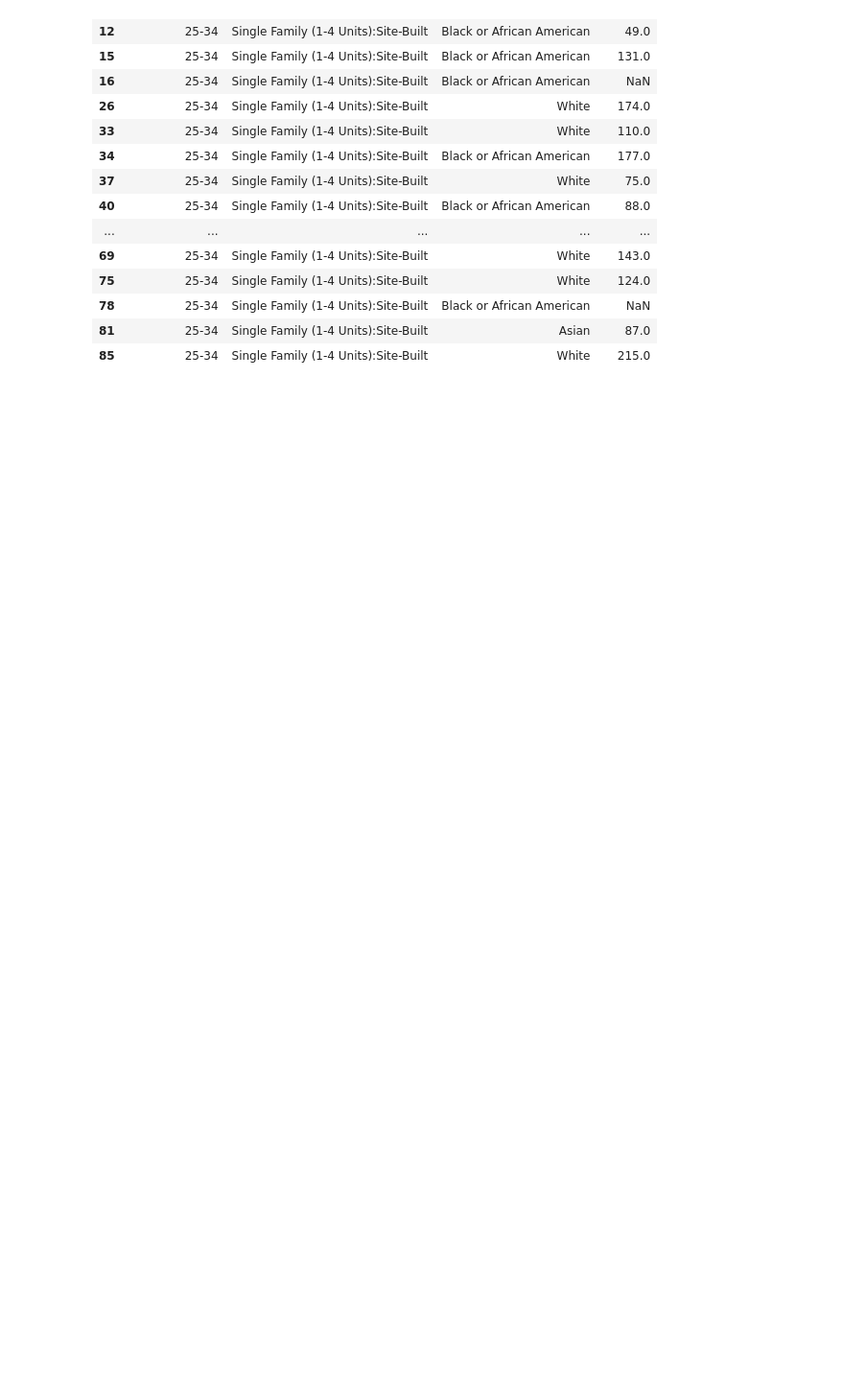
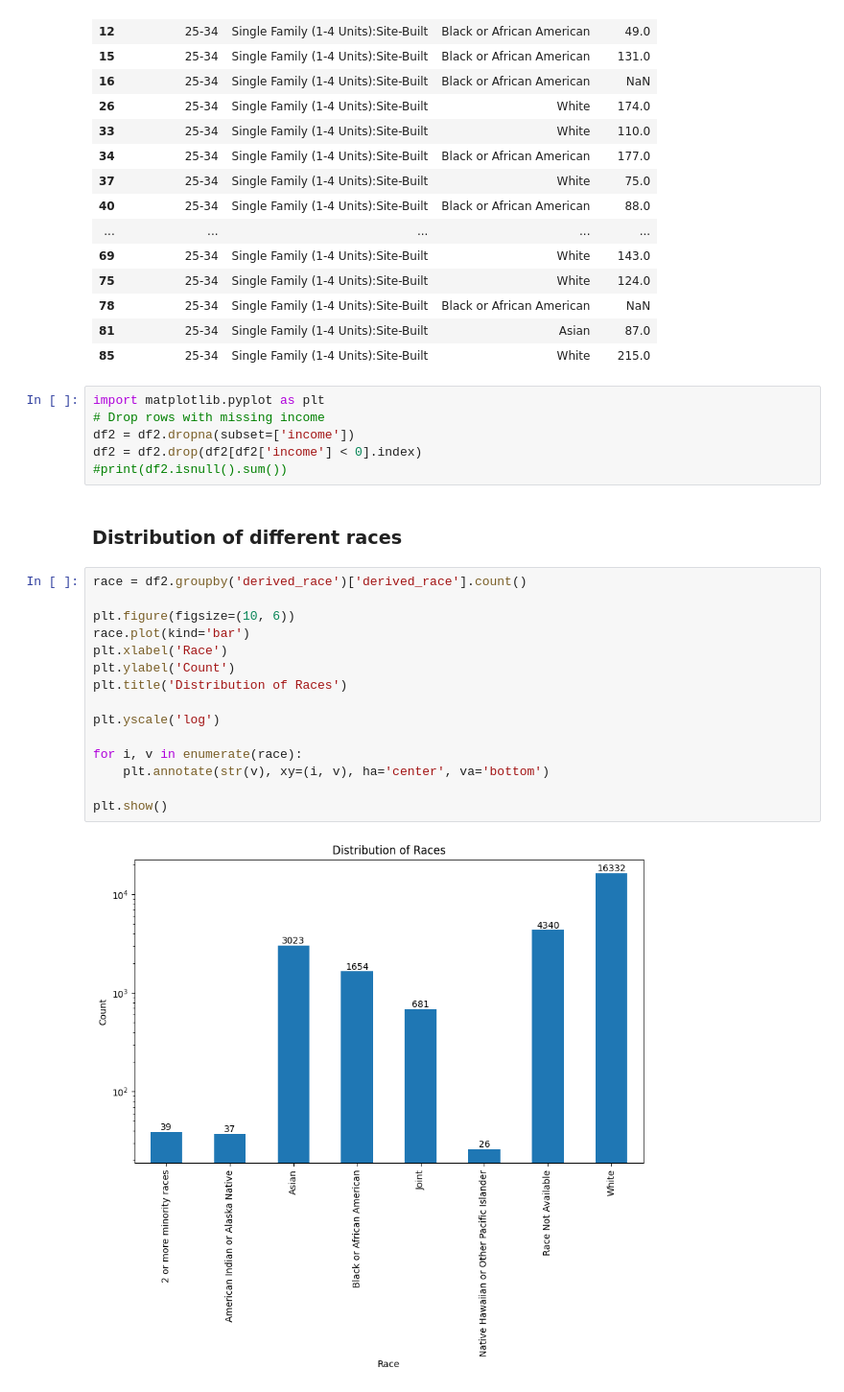
Before and after one commit to BU-Spark/ds-councilor-louijeune-fair-housing, a Jupyter notebook: spring23-team-4/data_code/data_test.ipynb, the cells around one changed output. Shown: that part at 96% size. Cells and saved outputs as stored; diff of their text form; blank space fills up the shorter version.

```diff
--- a/spring23-team-4/data_code/data_test.ipynb
+++ b/spring23-team-4/data_code/data_test.ipynb
@@ -59,4 +61,29 @@ df2.head(20)
 | 78 | 25-34 | Single Family (1-4 Units):Site-Built | Black or African American | NaN |
 | 81 | 25-34 | Single Family (1-4 Units):Site-Built | Asian | 87.0 |
 | 85 | 25-34 | Single Family (1-4 Units):Site-Built | White | 215.0 |
+# %%
+import matplotlib.pyplot as plt
+# Drop rows with missing income
+df2 = df2.dropna(subset=['income'])
+df2 = df2.drop(df2[df2['income'] < 0].index)
+#print(df2.isnull().sum())
+# %% [markdown]
+### Distribution of different races
+# %%
+race = df2.groupby('derived_race')['derived_race'].count()
+
+plt.figure(figsize=(10, 6))
+race.plot(kind='bar')
+plt.xlabel('Race')
+plt.ylabel('Count')
+plt.title('Distribution of Races')
+
+plt.yscale('log')
+
+for i, v in enumerate(race):
+    plt.annotate(str(v), xy=(i, v), ha='center', va='bottom')
+
+plt.show()
+# %% [output]
+[figure, added]
 # %% [markdown]
```
Also changed, not shown: parts of 8 cells of this notebook.
